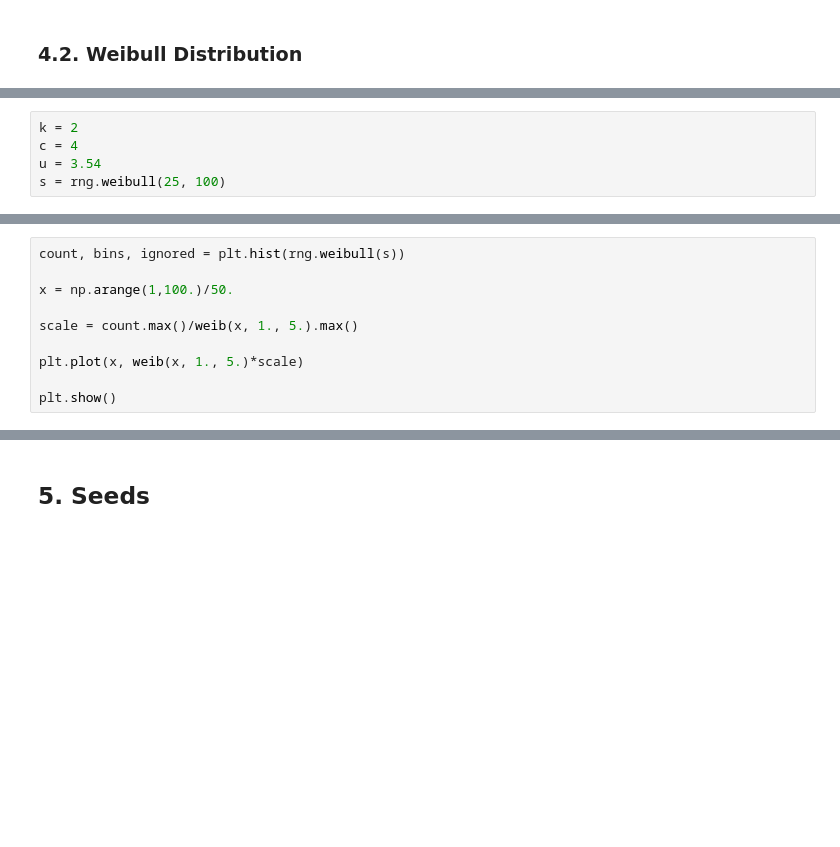
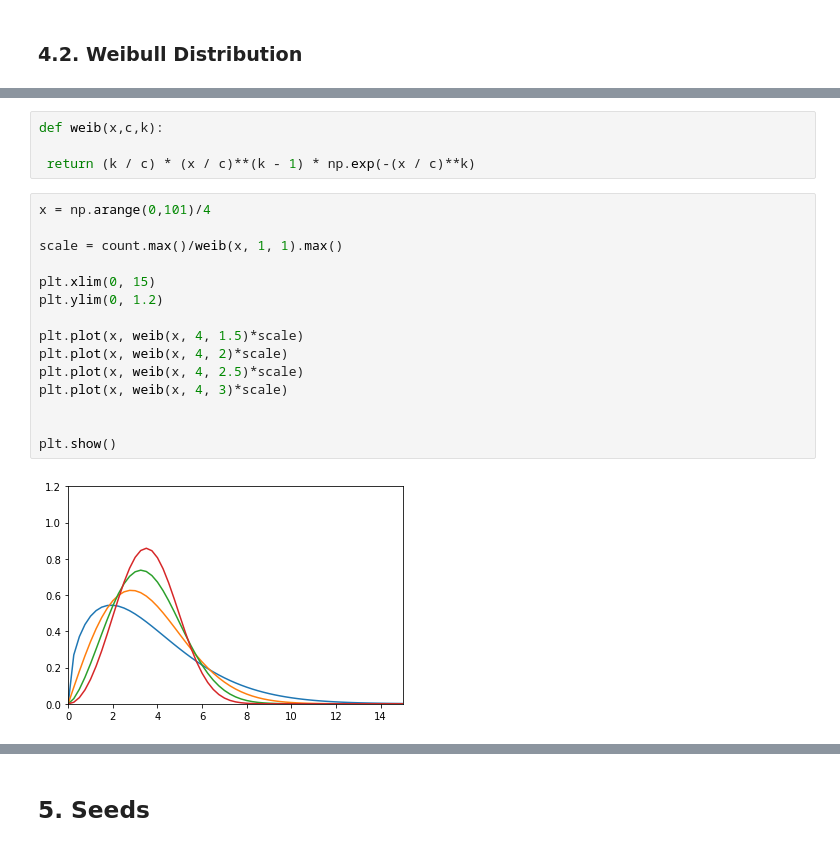
Before and after one commit to AndyWalker81/ProgrammingForDataAnalysis_Assessment, a Jupyter notebook: numpy-random.ipynb, the cells around one changed output, grey strips where cells are left out. Drawn from its saved outputs; the diff is of its cells as text; blank space fills up the shorter version.

```diff
--- a/numpy-random.ipynb
+++ b/numpy-random.ipynb
@@ -821,5 +769,0 @@ array([1.05257464, 1.35968969, 0.89730128, 0.72419484, 1.07925534,
-# %%
-k = 2
-c = 4
-u = 3.54
-s = rng.weibull(25, 100)
@@ -853,10 +769,0 @@ array([0.90241601, 0.98764199, 0.98097183, 0.90813804, 0.92617923,
-# %%
-count, bins, ignored = plt.hist(rng.weibull(s))
-
-x = np.arange(1,100.)/50.
-
-scale = count.max()/weib(x, 1., 5.).max()
-
-plt.plot(x, weib(x, 1., 5.)*scale)
-
-plt.show()
@@ -864,0 +847,21 @@ plt.show()
+# %%
+def weib(x,c,k):
+
+ return (k / c) * (x / c)**(k - 1) * np.exp(-(x / c)**k)
+# %%
+x = np.arange(0,101)/4
+
+scale = count.max()/weib(x, 1, 1).max()
+
+plt.xlim(0, 15)
+plt.ylim(0, 1.2)
+
+plt.plot(x, weib(x, 4, 1.5)*scale)
+plt.plot(x, weib(x, 4, 2)*scale)
+plt.plot(x, weib(x, 4, 2.5)*scale)
+plt.plot(x, weib(x, 4, 3)*scale)
+
+
+plt.show()
+# %% [output]
+[figure, added]
```
Also changed, not shown: parts of 63 cells of this notebook.
